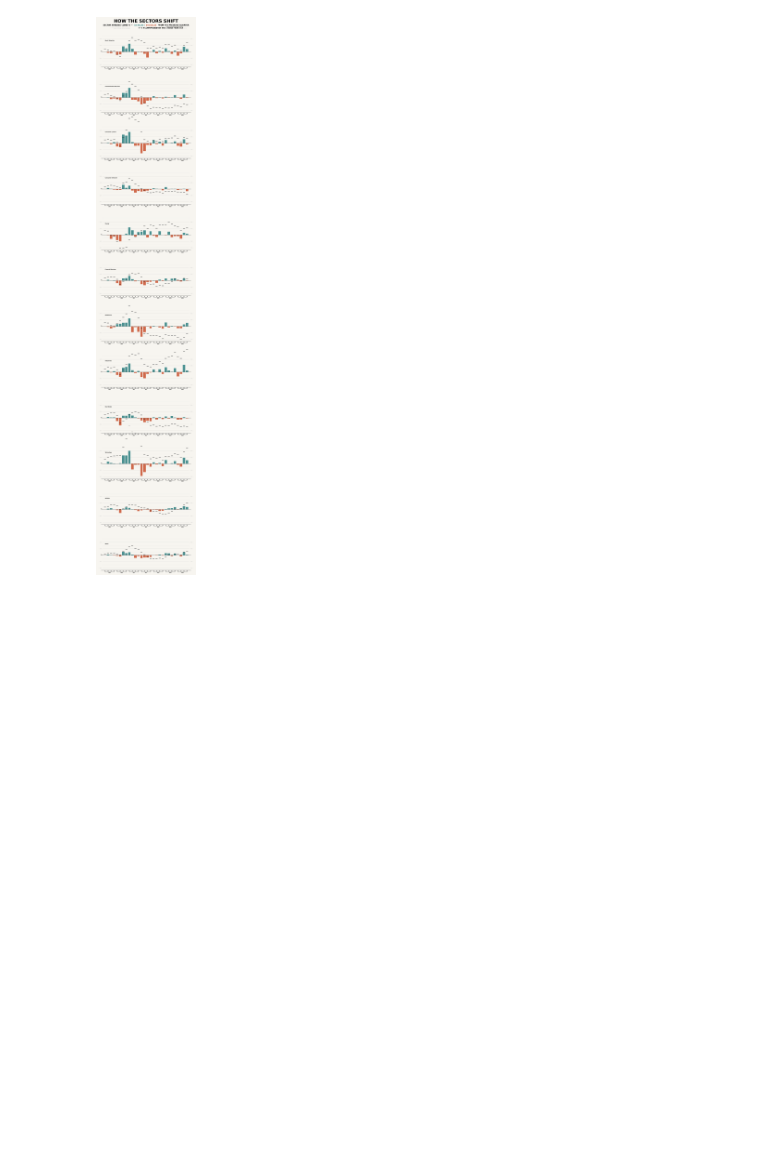
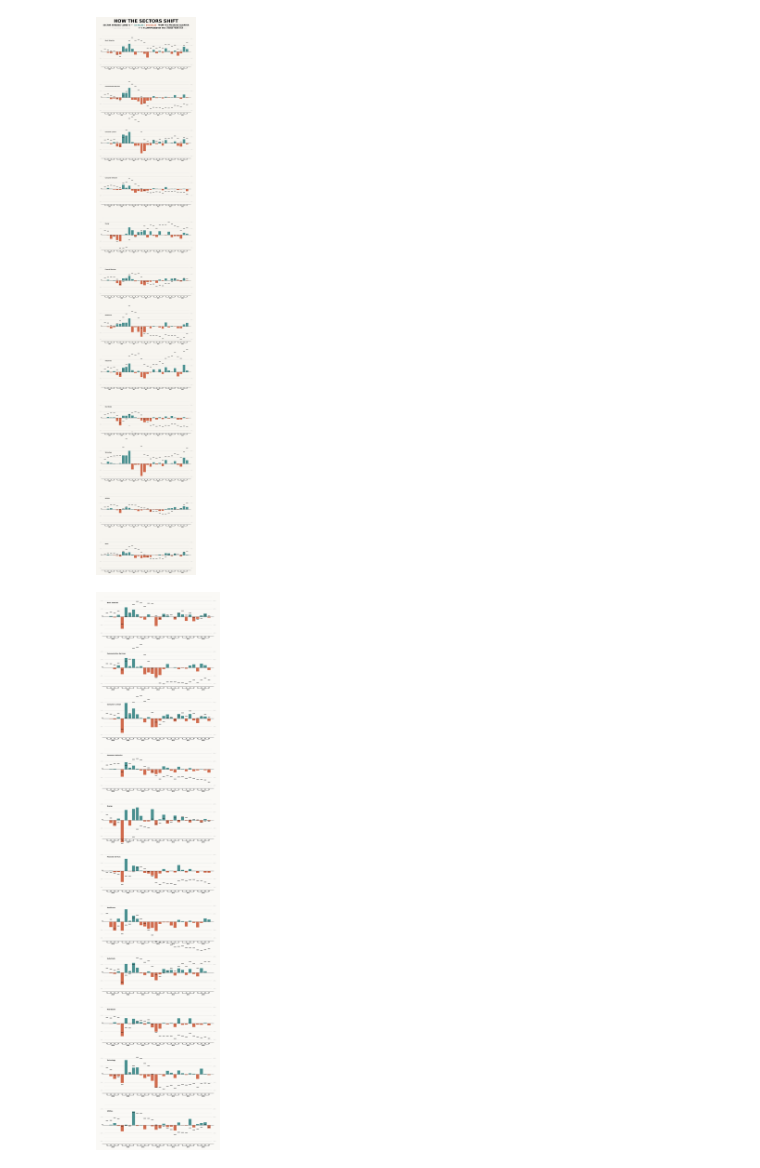
Before and after one commit to vinp505/DataViz, a Jupyter notebook: QUARTERLY_barplot/quarterly_barplot_dev.ipynb, the cells around one changed output. Drawn from its saved outputs; the diff is of its cells as text; code cells hidden in the pictures; blank space fills up the shorter version.

Commit message:
Added heatmap and barplot to webpage

```diff
--- a/QUARTERLY_barplot/quarterly_barplot_dev.ipynb
+++ b/QUARTERLY_barplot/quarterly_barplot_dev.ipynb
@@ -353,6 +353,8 @@ quarters = set([k[0] for k in df_grouped_lday_abs['average close'].keys()])
 sectors_lday_abs = [k[1] for k in df_grouped_lday_abs['average close'].keys()]
 values_lday_abs = df_grouped_lday_abs['average close'].values
 unique_sectors = sorted([s for s in df['sector'].unique()])
+unique_sectors = unique_sectors[:8] + ['Real Estate', 'Technology', 'Utilities', 'Other']
+unique_sectors
 # %%
 fig, axes = plt.subplots(13, 1, figsize= (24, 136), gridspec_kw={'height_ratios': [0.2] + [1] * 12}, facecolor= '#F7F5F0')
 
@@ -720,3 +722,93 @@ plt.show()
 fig.savefig("quarterly_barplot_alldays.svg", bbox_inches='tight')
 # %% [output]
 [figure]
+# %%
+def generate_barplot(df, avg_close, ticks_2019: bool = False):
+
+    baseline_sector_avg = {item[0][1] : item[1] for item in avg_close['average close'].items()}
+    quarters = set([k[0] for k in df['average close'].keys()])
+    sectors = [k[1] for k in df['average close'].keys()]
+    values = df['average close'].values
+    unique_sectors = sorted(baseline_sector_avg.keys())
+    unique_sectors = unique_sectors[:8] + ['Real Estate', 'Technology', 'Utilities']
+
+    fig, axes = plt.subplots(11, 1, figsize= (24, 88), facecolor= '#FAF9F6')
+    fig.subplots_adjust(
+        top=0.98,
+        bottom=0.02,
+        hspace=0.05  # Adjust this to control the vertical spacing *between* the 11 subplots
+    )
+
+    for i, sec in enumerate(unique_sectors):
+
+        ax = axes[i]
+        ax.set_ylim(-60, 60)
+
+        ax.hlines(y=10, xmin=-0.7, xmax=27.7, colors='#E1E1DD', linewidth= 0.8, zorder= 0)
+        ax.hlines(y=20, xmin=-0.7, xmax=27.7, colors='#C8C8C7', linewidth= 1.3, zorder= 0)
+        ax.hlines(y=30, xmin=-0.7, xmax=27.7, colors='#E1E1DD', linewidth= 0.8, zorder= 0)
+        ax.hlines(y=40, xmin=-0.7, xmax=27.7, colors='#C8C8C7', linewidth= 1.3, zorder= 0)
+        ax.hlines(y=50, xmin=-0.7, xmax=27.7, colors='#E1E1DD', linewidth= 0.8, zorder= 0)
+        ax.hlines(y=-10, xmin=-0.7, xmax=27.7, colors='#E1E1DD', linewidth= 0.8, zorder= 0)
+        ax.hlines(y=-20, xmin=-0.7, xmax=27.7, colors='#C8C8C7', linewidth= 1.3, zorder= 0)
+        ax.hlines(y=-30, xmin=-0.7, xmax=27.7, colors='#E1E1DD', linewidth= 0.8, zorder= 0)
+        ax.hlines(y=-40, xmin=-0.7, xmax=27.7, colors='#C8C8C7', linewidth= 1.3, zorder= 0)
+
+        ax.text(x= -1.4, y=1, s="0%", c= 'black', ha='left', weight= 550)
+        ax.text(x= -1.8, y=19.2, s="+20%", c= '#C8C8C7', ha='left', weight= 550)
+        ax.text(x= -1.8, y=39.2, s="+40%", c= '#C8C8C7', ha='left', weight= 550)
+        ax.text(x= -1.8, y=-20.8, s="-20%", c= '#C8C8C7', ha='left', weight= 550)
+        ax.text(x= -1.8, y=-40.8, s="-40%", c= '#C8C8C7', ha='left', weight= 550)
+
+        ax.text(x= 28.8, y=19.2, s="+20%", c= '#C8C8C7', ha='right', weight= 550)
+        ax.text(x= 28.8, y=39.2, s="+40%", c= '#C8C8C7', ha='right', weight= 550)
+        ax.text(x= 28.8, y=-20.8, s="-20%", c= '#C8C8C7', ha='right', weight= 550)
+        ax.text(x= 28.8, y=-40.8, s="-40%", c= '#C8C8C7', ha='right', weight= 550)
+
+        sec_values = [values[i] for i in range(len(sectors)) if sectors[i] == sec]
+        sec_values_lday_perc = [((values[i] - baseline_sector_avg[sec]) / baseline_sector_avg[sec]) * 100 for i in range(len(sectors)) if sectors[i] == sec]
+        diff_Q = [0] + [((sec_values[i] - sec_values[i-1]) / sec_values[i-1]) * 100 for i in range(1, len(sec_values))]
+
+
+        colors = ["#4A9090" if diff_Q[j] > 0 else "#D06A4C" for j in range(len(diff_Q))]
+
+        bars2 = ax.bar(range(len(diff_Q)), diff_Q, color= colors)
+        for i, val in enumerate(sec_values_lday_perc):
+            q = str(i%4+1)
+
+            if ticks_2019:
+                c = "#484848" if (val > 90) or ((val < -45) and (val > -55)) else "#000000"
+                ax.hlines(y=val, xmin= i-0.33, xmax= i+0.3, colors= c, linewidth= 3.3, clip_on=False)
+            ax.text(
+                x=i,
+                y=-48.5,
+                s='Q' + q,
+                ha='center',
+                va='top', size= 'medium', weight= 550, zorder= 4)
+
+        for x, yr in [(1, '2019'), (5, '2020'), (9, '2021'), (13, '2022'), (17, '2023'), (21, '2024'), (25, '2025')]:
+            ax.hlines(y=-51.8, xmin= x-1.05, xmax= x+2.05, colors= 'black', linewidth= 1.6, zorder= 4)
+
+            ax.text(
+                x=x+0.5,
+                y=-53,
+                s=yr,
+                ha='center',
+                va='top', size= 'large', weight= 550, zorder= 4)
+
+        ax.hlines(y=0, xmin=-1.3, xmax=28.3, colors='black', linewidth= 1.6, zorder= 4)
+        ax.hlines(y=-47, xmin=-1.3, xmax=28.3, colors='black', linewidth= 1.6, zorder= 4)
+        ax.text(x=0, y=+34, s=sec, c= 'black', ha='left', size= 'x-large', weight= 'heavy')
+        ax.axis('off')
+
+    return fig
+
+def barplot_load_data(df_suffix: str = "20th"):
+    df = pd.read_csv(f"../streamlit_setup/datasets/barplot/df_grouped_lday_abs-20th-{df_suffix}.csv", index_col= ['report_quarter', 'sector'])
+    baseline = pd.read_csv(f"../streamlit_setup/datasets/barplot/avg_close_2019-20th-{df_suffix}.csv", index_col= ['report_date', 'sector'])
+    return df, baseline
+
+df_grouped, avg_close_2019 = barplot_load_data()
+generate_barplot(df_grouped, avg_close_2019, True)
+# %% [output]
+[figure, added]
```
Also changed, not shown: parts of 1 cell of this notebook, 6 other files.
